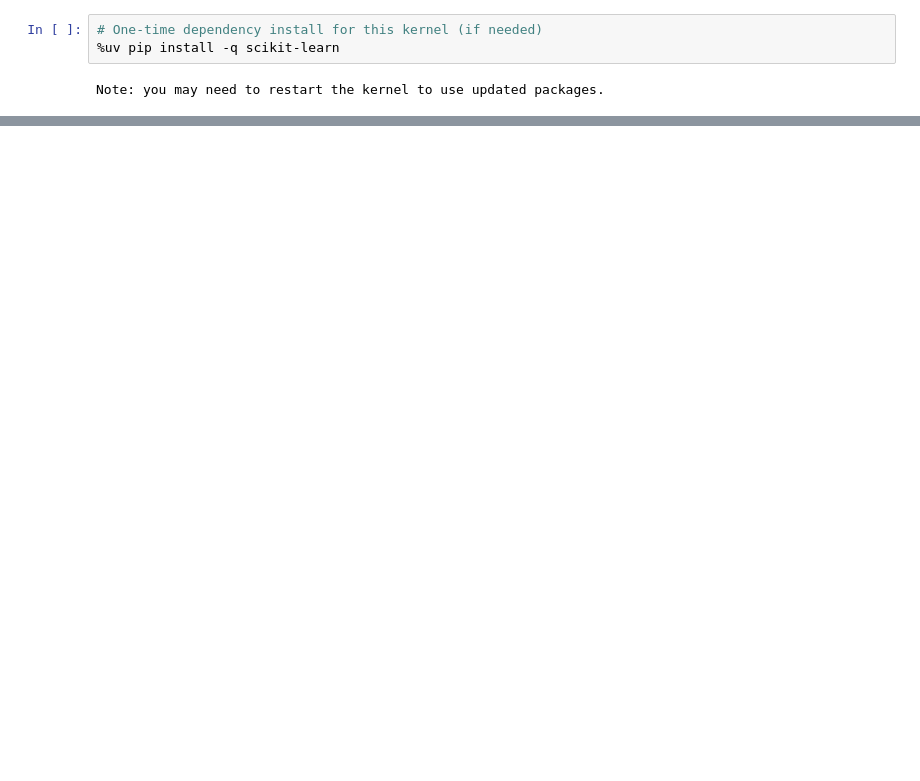
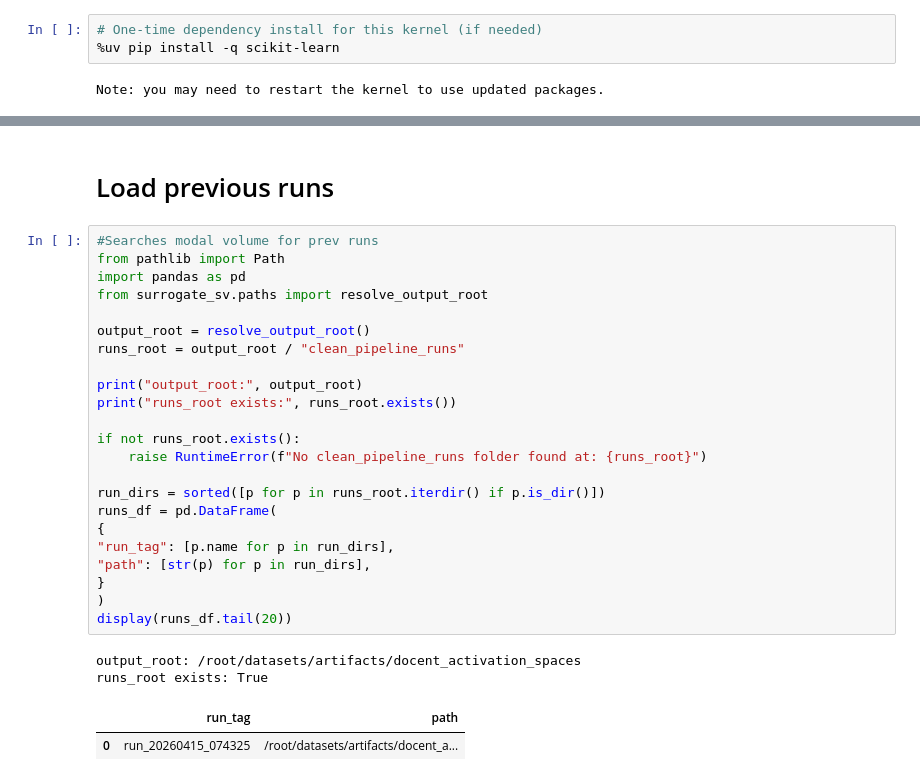
Before and after one commit to turtleishly/Surrogate-Steering-Vectors, a Jupyter notebook: main_analysis_notebook.ipynb, the cells around one changed output, grey strips where cells are left out. Saved outputs shown, nothing was run; the diff lists cells and outputs as text; blank space fills up the shorter version.

```diff
--- a/main_analysis_notebook.ipynb
+++ b/main_analysis_notebook.ipynb
@@ -553,0 +838,30 @@ Holdout prediction rate (overall predicted class distribution)
+# %% [markdown]
+# Load previous runs
+# %%
+#Searches modal volume for prev runs
+from pathlib import Path
+import pandas as pd
+from surrogate_sv.paths import resolve_output_root
+
+output_root = resolve_output_root()
+runs_root = output_root / "clean_pipeline_runs"
+
+print("output_root:", output_root)
+print("runs_root exists:", runs_root.exists())
+
+if not runs_root.exists():
+    raise RuntimeError(f"No clean_pipeline_runs folder found at: {runs_root}")
+
+run_dirs = sorted([p for p in runs_root.iterdir() if p.is_dir()])
+runs_df = pd.DataFrame(
+{
+"run_tag": [p.name for p in run_dirs],
+"path": [str(p) for p in run_dirs],
+}
+)
+display(runs_df.tail(20))
+# %% [output]
+output_root: /root/datasets/artifacts/docent_activation_spaces
+runs_root exists: True
+|  | run_tag | path |
+| 0 | run_20260415_074325 | /root/datasets/artifacts/docent_a... |
```
Also changed, not shown: parts of 16 cells of this notebook, 4 other files.
